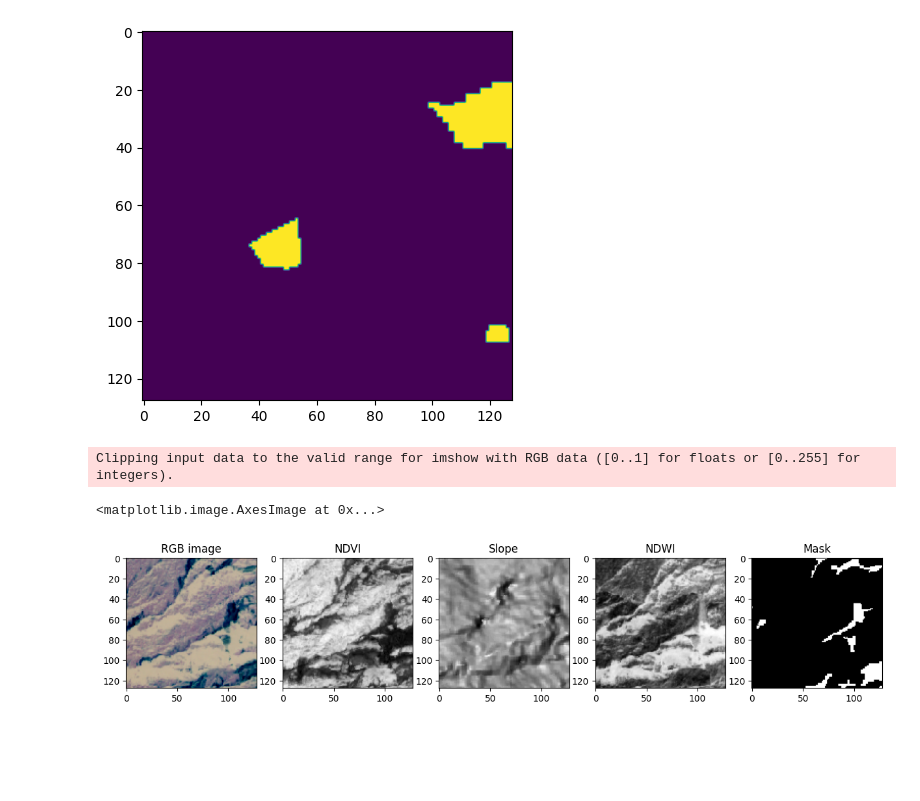
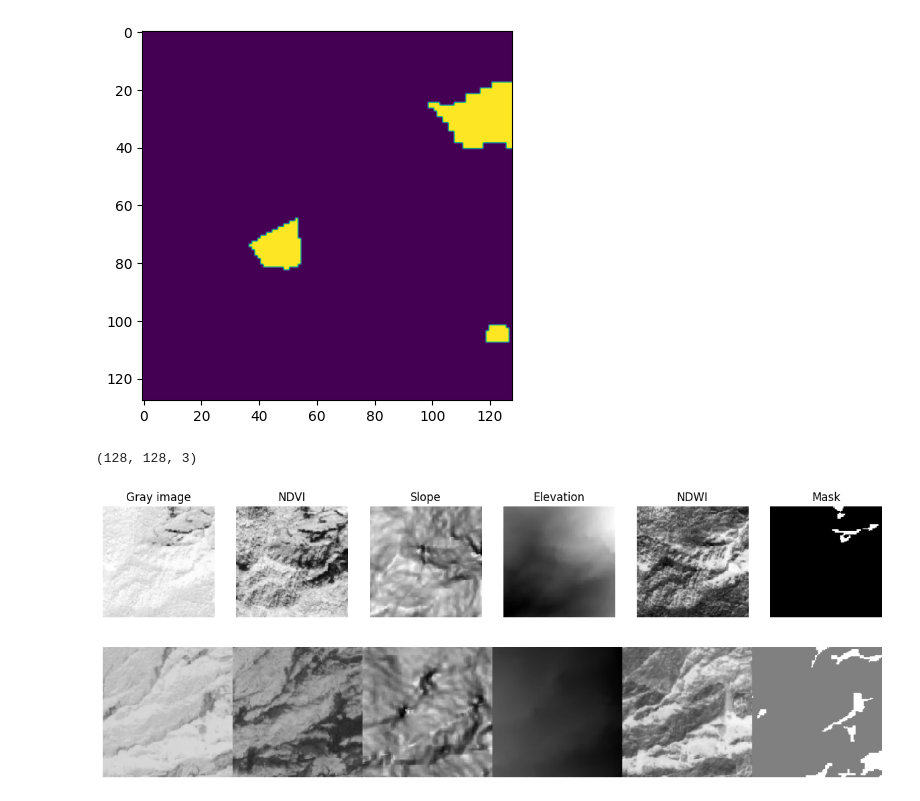
Before and after one commit to Mafaz03/PixSketch2Pix, a Jupyter notebook: dataset.ipynb, the cells around one changed output. Cells and saved outputs as stored; diff of their text form; code cells hidden in the pictures; blank space fills up the shorter version.

Commit message:
created dataset with better usability

```diff
--- a/dataset.ipynb
+++ b/dataset.ipynb
@@ -125,21 +130,73 @@ for i, (img, mask) in enumerate(zip(all_train, all_mask)):
+# %%
+TRAIN_XX, TRAIN_YY = load_in_ram(TRAIN_XX, TRAIN_YY, all_train, all_mask)
+# %%
+TRAIN_XX[img, :, :, 0:3].shape
+# %% [output]
+(128, 128, 3)
 # %%
-img=234
-fig,(ax1,ax2, ax3, ax4, ax5)= plt.subplots(1,5,figsize=(15,10))
+img=654
+import cv2
+fig,(ax1,ax2, ax3, ax4, ax5, ax6)= plt.subplots(1,6,figsize=(15,10))
 
+gray_image = cv2.cvtColor(TRAIN_XX[img, :, :, 0:3].astype(np.float32), cv2.COLOR_BGR2GRAY)
+NDVI = TRAIN_XX[img, :, :, 3]
+Slope = TRAIN_XX[img, :, :, 4]
+Elevation = TRAIN_XX[img, :, :, 5]
+NDWI = TRAIN_XX[img, :, :, 6]
+Mask = TRAIN_YY[img, :, :, 0]
 
-ax1.set_title("RGB image")
+ax1.set_title("Gray image")
 ax2.set_title("NDVI")
 ax3.set_title("Slope")
 ax4.set_title("Elevation")
-ax4.set_title("NDWI")
-ax5.set_title("Mask")
-ax1.imshow(TRAIN_XX[img, :, :, 0:3])
-ax2.imshow(TRAIN_XX[img, :, :, 3], cmap="gray")
-ax3.imshow(TRAIN_XX[img, :, :, 4], cmap="gray")
-ax4.imshow(TRAIN_XX[img, :, :, 5], cmap="gray")
-ax4.imshow(TRAIN_XX[img, :, :, 6], cmap="gray")
-ax5.imshow(TRAIN_YY[img, :, :, 0], cmap="gray")
+ax5.set_title("NDWI")
+ax6.set_title("Mask")
+
+ax1.imshow(gray_image, cmap="gray")
+ax2.imshow(NDVI, cmap="gray")
+ax3.imshow(Slope, cmap="gray")
+ax4.imshow(Elevation, cmap="gray")
+ax5.imshow(NDWI, cmap="gray")
+ax6.imshow(Mask, cmap="gray")
+
+ax1.axis("off"); ax2.axis("off"), ax3.axis("off"); ax4.axis("off"), ax5.axis("off"); ax6.axis("off")
+plt.show()
 # %% [output]
-Clipping input data to the valid range for imshow with RGB data ([0..1] for floats or [0..255] for integers).
-<matplotlib.image.AxesImage at 0x...>
-[figure, old version]
+[figure, new version]
+# %%
+def create_canvas(XX, YY, img, save_image="image_dataset/landslide/Train"):
+
+    gray_image = cv2.cvtColor(XX[img, :, :, 0:3].astype(np.float32), cv2.COLOR_BGR2GRAY)
+    NDVI = XX[img, :, :, 3]
+    Slope = XX[img, :, :, 4]
+    Elevation = XX[img, :, :, 5]
+    NDWI = XX[img, :, :, 6]
+    Mask = YY[img, :, :, 0]
+
+    if Mask.max() > 1.0:  # Check if mask values are above 1.0 (e.g., 255 for binary images)
+        Mask = Mask / Mask.max()  # Normalize to [0, 1]
+    Mask = (Mask >= 0.5).astype(np.float32)
+
+
+    elements = [gray_image, NDVI, Slope, Elevation, NDWI, Mask]
+
+    canvas_height = 128
+    canvas_width = 128 * len(elements)  # Dynamically set based on number of elements
+    canvas = np.zeros((canvas_height, canvas_width))
+
+    # Add each element to the canvas
+    for i, element in enumerate(elements):
+        canvas[0:128, 128 * i:128 * (i + 1)] = element
+    if save_image: plt.imsave(f"{save_image}/{img}.jpg", canvas, cmap="gray")
+    return canvas
+
+canvas = create_canvas(TRAIN_XX, TRAIN_YY, img=234, save_image=None)
+
+# Display the canvas
+plt.figure(figsize=(15, 5))
+plt.imshow(canvas, cmap="gray")
+plt.axis("off")
+
+plt.show()
+# %% [output]
+[figure, added]
```
Also changed, not shown: parts of 3 cells of this notebook.
